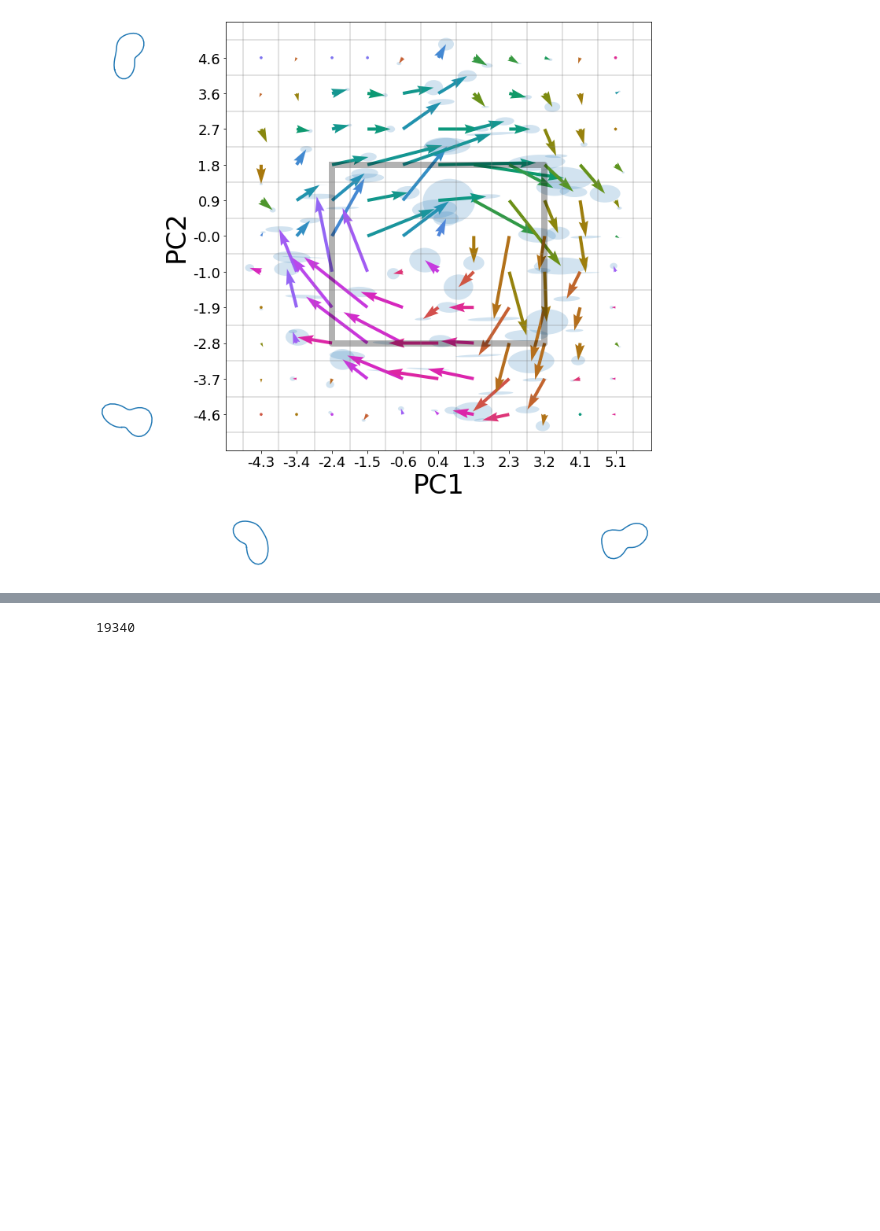
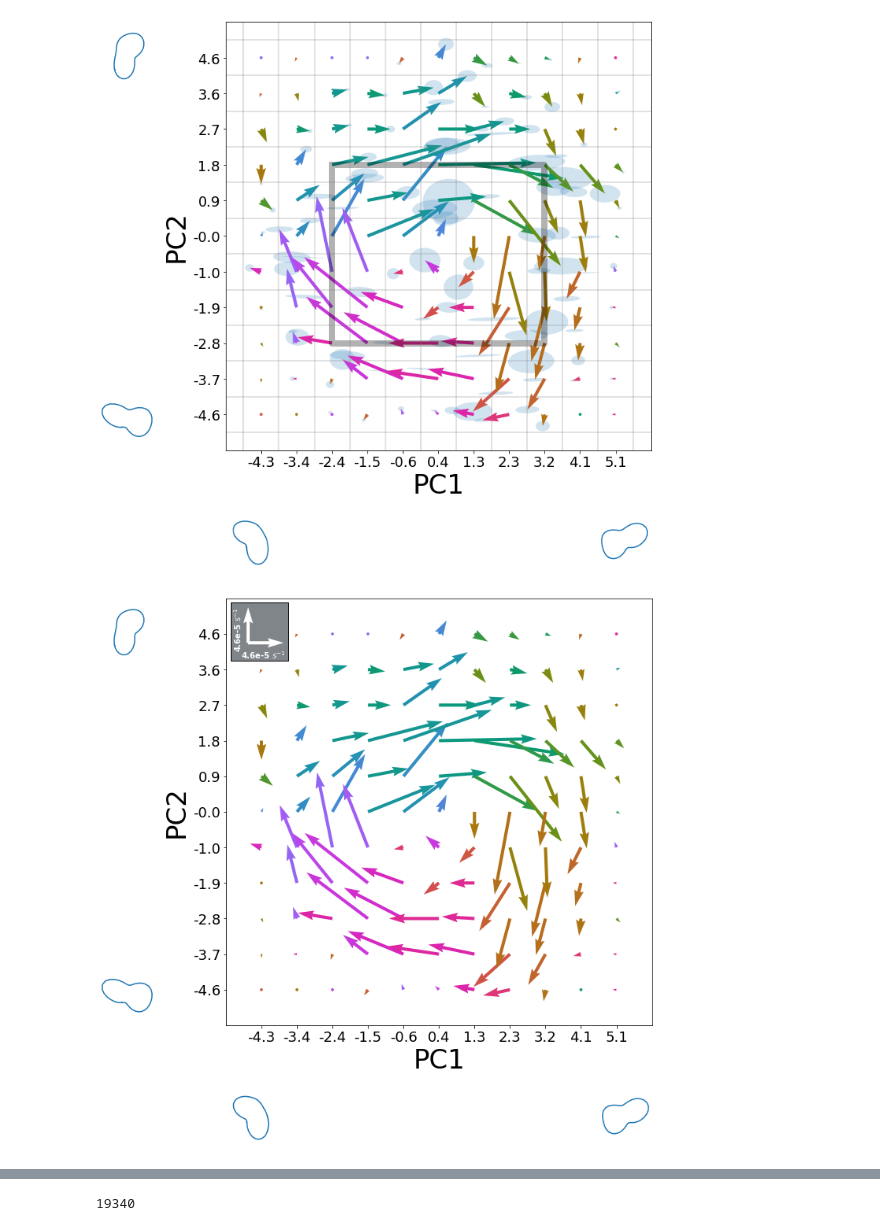
Before and after one commit to looneytunes2/NeutrophilShapeAnalysis, a Jupyter notebook: Notebooks/Confocal Galv Analysis 202310 10-second PC1-PC2 transitions.ipynb, the cells around one changed output, grey strips where cells are left out. Drawn from its saved outputs; the diff is of its cells as text; code cells hidden in the pictures; blank space fills up the shorter version.

```diff
--- a/Notebooks/Confocal Galv Analysis 202310 10-second PC1-PC2 transitions.ipynb
+++ b/Notebooks/Confocal Galv Analysis 202310 10-second PC1-PC2 transitions.ipynb
@@ -61,9 +61,10 @@ def closest(lst, K):
 # %%
 #get directories and open separated datasets
 
-savedir = 'D:/Aaron/Data/Galvanotaxis_Confocal_40x_30C/Data_and_Figs/'
+savedir = 'D:/Aaron/Data/Galvanotaxis_Confocal_40x_30C_10s/Data_and_Figs/'
 
 nbins = 11
+time_interval = 10 #sec/frame
 
 if os.path.exists(savedir + 'Shape_Metrics_transitionPCbins.csv'):
 
@@ -621,3 +605,100 @@ plt.savefig(savedir + 'PC1_PC2 Vector map absolute angle colored contour.png', b
 #             print(x,y,current.deltaPC1.mean(), current.deltaPC2.mean(), x+current.deltaPC1.mean(), y+current.deltaPC2.mean())
 # %% [output]
 [figure]
+# %%
+########## PC1/PC2 transition with error ellipses oriented to PCs ################
+
+from cmocean import cm
+import matplotlib.pyplot as plt
+import numpy as np
+from matplotlib.patches import Ellipse, Rectangle
+from CustomFunctions.DetailedBalance import contour_coords
+
+
+# inverse scale for arrows
+scale = 0.0005
+
+# combine fake error data with real transition data
+elldf = bsframe.merge(trans_rate_df,left_on = ['x','y'], right_on = ['x','y'])
+
+
+norm = matplotlib.colors.Normalize()
+norm.autoscale([0,360])
+cmm = cm.phase
+color_scale = pd.DataFrame({'color':list(sns.diverging_palette(220, 20, n=180).as_hex()),
+              'value':list(np.arange(0,180,1))})
+
+
+meshdir = savedir.split('Data_and_Figs/')[0] + 'PC_Meshes/'
+
+proj=[0,1]
+PCkey = [1,2]
+binkey = [1,5]
+
+fig = plt.figure(figsize=(10,10))
+
+graphaxes, axes = PCvisualization.get_contours_for_axes(meshdir,
+                proj,
+                PCkey,
+                binkey,
+                )
+
+#add "grid lines" first
+for h in np.linspace(0.5, nbins+0.5, nbins+1):
+    graphaxes[0].axhline(h, linestyle='-', color='grey', alpha=0.3) # horizontal lines
+    graphaxes[0].axvline(h, linestyle='-', color='grey', alpha=0.3) # vertical lines
+
+
+for x in range(1,nbins+1):
+    for y in range(1,nbins+1):
+        current = elldf[(elldf['x'] == x) & (elldf['y'] == y)]
+        xcurrent = (current.x_plus_rate - current.x_minus_rate)/2
+        ycurrent = (current.y_plus_rate - current.y_minus_rate)/2
+        anglecolor = (np.arctan2(xcurrent,ycurrent) *180/np.pi)+180
+        graphaxes[0].quiver(x,
+                   y,
+                   xcurrent,
+                   ycurrent,
+                  angles = 'xy',
+                  scale_units = 'xy',
+                  scale = scale,
+#                   width = 0.012,
+#                   minlength = 0.8,
+                  color = cmm(norm(anglecolor)))
+
+
+#         print(x, x+(xcurrent.values*scale),y,  y+(ycurrent.values*scale))
+graphaxes[0].set_xlabel('PC1', fontsize = 34)
+graphaxes[0].set_ylabel('PC2', fontsize = 34)
+graphaxes[0].set_xticks(list(range(1,nbins+1)),[round((PC1bins[i+1]+x)/2,1) for i,x in enumerate(PC1bins[:-1])], fontsize = 18)
+graphaxes[0].set_yticks(list(range(1,nbins+1)),[round((PC2bins[i+1]+x)/2,1) for i,x in enumerate(PC2bins[:-1])], fontsize = 18)
+graphaxes[0].set_xlim(0,nbins+1)
+graphaxes[0].set_ylim(0,nbins+1)
+
+#legend background
+lxp = 0.125
+lyp = 10.25
+rect = Rectangle((lxp, lyp), 1.625, 1.625, linewidth=1, edgecolor='black', facecolor='#80858a')
+graphaxes[0].add_patch(rect)
+#x-axis legend arrow
+graphaxes[0].quiver(lxp+0.5,lyp+0.5,1*scale,0,angles = 'xy',scale_units = 'xy',scale = scale,color = "white")
+#x-axis legend text
+xsc = f'{(np.diff(PC2bins).mean()/time_interval)*scale:.1e}'
+xsc = xsc.split('-')[0] + str(int(xsc.split('e')[1]))
+graphaxes[0].text(lxp+0.3,lyp+0.05,xsc+' $s^{-1}$', color = 'white', fontweight = 'bold')
+#y-axis legend arrow
+graphaxes[0].quiver(lxp+0.5,lyp+0.5,0,1*scale,angles = 'xy',scale_units = 'xy',scale = scale,color = 'white')
+#y-axis legend text
+ysc = f'{(np.diff(PC2bins).mean()/time_interval)*scale:.1e}'
+ysc = ysc.split('-')[0] + str(int(ysc.split('e')[1]))
+graphaxes[0].text(lxp+0.05,lyp+0.3,ysc+' $s^{-1}$', rotation = 'vertical', color = 'white', fontweight = 'bold')
+
+
+
+# __a__=np.arange(0,1000*np.pi, np.pi/1.61803398875)
+# __r__=0.3+np.log(1+np.arange(0, len(__a__))/len(__a__))
+# ax.scatter(1-20+1*__r__*np.cos(__a__), 1+10*__r__*np.sin(__a__),5,c=np.mod(0.5-__a__/np.pi,1),cmap=cm.phase)
+# ax.scatter(1.5+__r__*np.cos(__a__), 14+__r__*np.sin(__a__),5,c=np.mod(0.5-__a__/np.pi,1),cmap=cm.phase)
+plt.tight_layout()
+# %% [output]
+[figure, added]
```
Also changed, not shown: parts of 6 cells of this notebook, 20 other files.
